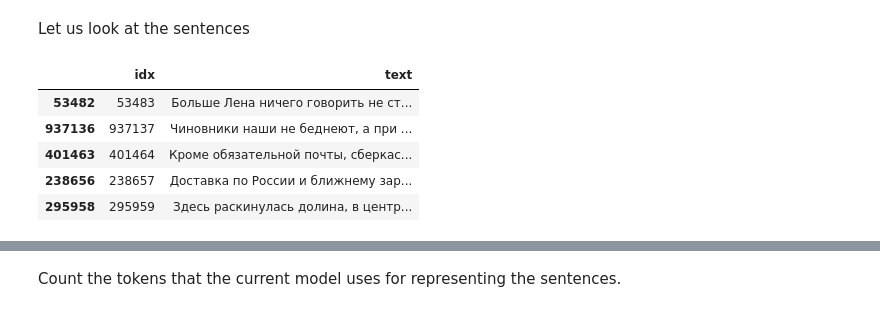
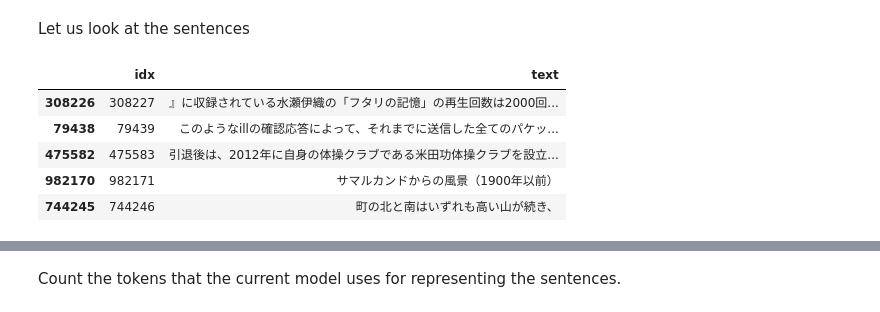
Before and after one commit to roy029/mpT5, a Jupyter notebook: create_mt5_enjapy.ipynb, the cells around one changed output, grey strips where cells are left out. Drawn from its saved outputs; the diff is of its cells as text; code cells hidden in the pictures.

```diff
--- a/create_mt5_enjapy.ipynb
+++ b/create_mt5_enjapy.ipynb
@@ -75,18 +145,18 @@ Let us look at the sentences
 # %%
 import pandas as pd
 pd.options.display.max_colwidth = 300
 import csv
-fname = 'rus-ru_web-public_2019_1M/rus-ru_web-public_2019_1M-sentences.txt'
-df_ru = pd.read_csv(fname, sep='\t', header=None, quoting=csv.QUOTE_NONE)
-df_ru.columns = ['idx', 'text']
-df_ru.sample(5)
+fname = '/content/jpn_wikipedia_2021_1M/jpn_wikipedia_2021_1M-sentences.txt'
+df_ja = pd.read_csv(fname, sep='\t', header=None, quoting=csv.QUOTE_NONE)
+df_ja.columns = ['idx', 'text']
+df_ja.sample(5)
 # %% [output]
 |  | idx | text |
-| 53482 | 53483 | Больше Лена ничего говорить не ст... |
-| 937136 | 937137 | Чиновники наши не беднеют, а при ... |
-| 401463 | 401464 | Кроме обязательной почты, сберкас... |
-| 238656 | 238657 | Доставка по России и ближнему зар... |
-| 295958 | 295959 | Здесь раскинулась долина, в центр... |
+| 308226 | 308227 | 』に収録されている水瀬伊織の「フタリの記憶」の再生回数は2000回... |
+| 79438 | 79439 | このようなillの確認応答によって、それまでに送信した全てのパケッ... |
+| 475582 | 475583 | 引退後は、2012年に自身の体操クラブである米田功体操クラブを設立... |
+| 982170 | 982171 | サマルカンドからの風景（1900年以前） |
+| 744245 | 744246 | 町の北と南はいずれも高い山が続き、 |
 # %%
 fname = 'eng-com_web-public_2018_1M/eng-com_web-public_2018_1M-sentences.txt'
 df_en = pd.read_csv(fname, sep='\t', header=None, quoting=csv.QUOTE_NONE)
```
Also changed, not shown: parts of 23 cells of this notebook.
